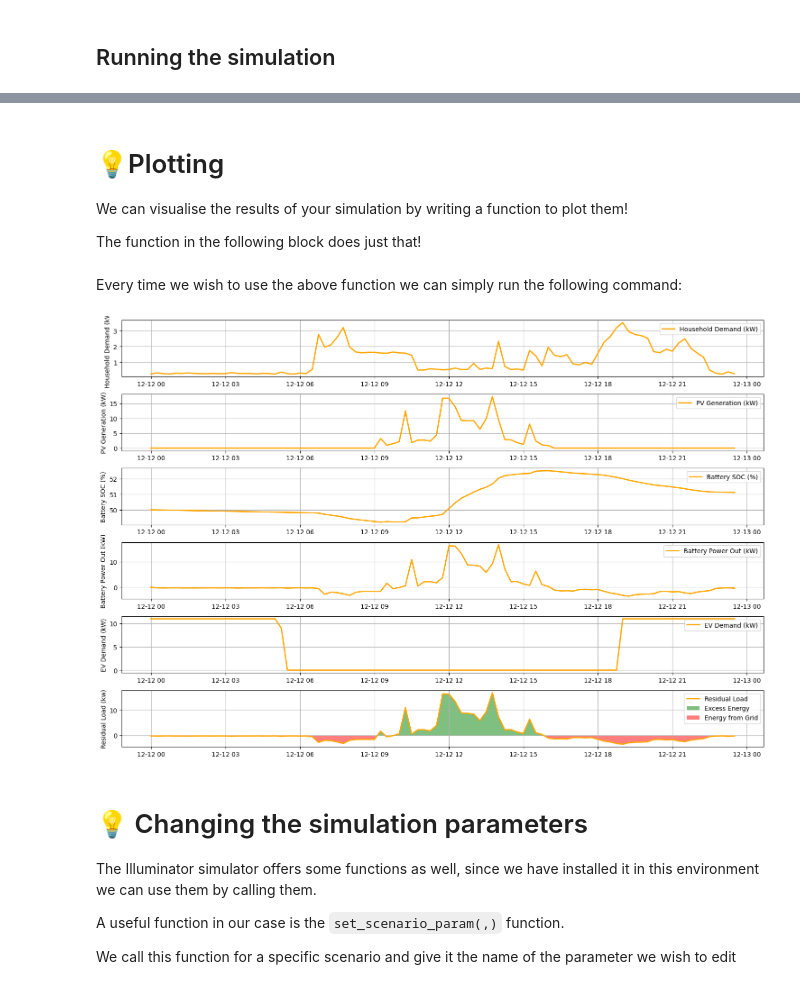
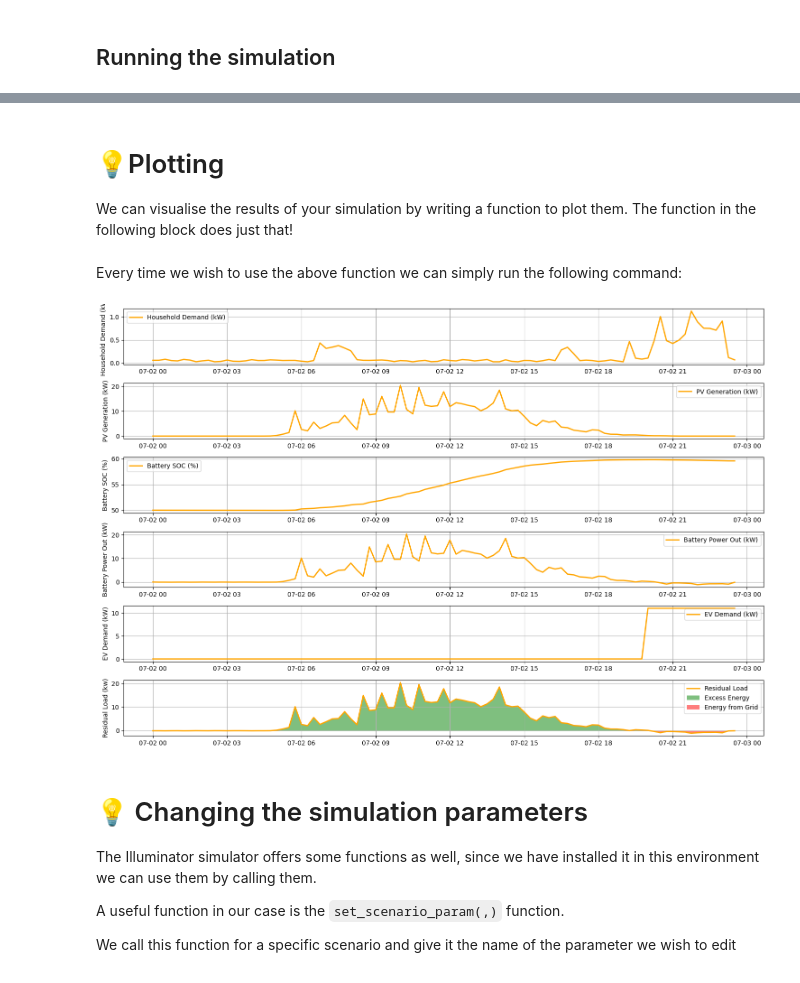
Before and after one commit to Illuminator-team/educational_material, a Jupyter notebook: tutorials/residential/Illuminator_BSc_Tutorial.ipynb, the cells around one changed output, grey strips where cells are left out. Drawn from its saved outputs; the diff is of its cells as text; code cells hidden in the pictures.

```diff
--- a/tutorials/residential/Illuminator_BSc_Tutorial.ipynb
+++ b/tutorials/residential/Illuminator_BSc_Tutorial.ipynb
@@ -140,8 +154,6 @@ running extra init
 # %% [markdown]
 # 💡Plotting
-We can visualise the results of your simulation by writing a function to plot them!
-
-The function in the following block does just that!
+We can visualise the results of your simulation by writing a function to plot them. The function in the following block does just that!
 # %%
 import pandas as pd
 import matplotlib.pyplot as plt
@@ -222,9 +234,9 @@ def plot_csv(csv_path):
 # %% [markdown]
 Every time we wish to use the above function we can simply run the following command:
 # %%
-plot_csv('./out_CSV.csv')
+plot_csv('./out_Tutorial4.csv')
 # %% [output]
-[figure, old version]
+[figure, new version]
 # %% [markdown]
 # 💡 Changing the simulation parameters
 
```
Also changed, not shown: parts of 8 cells of this notebook, 12 other files.
